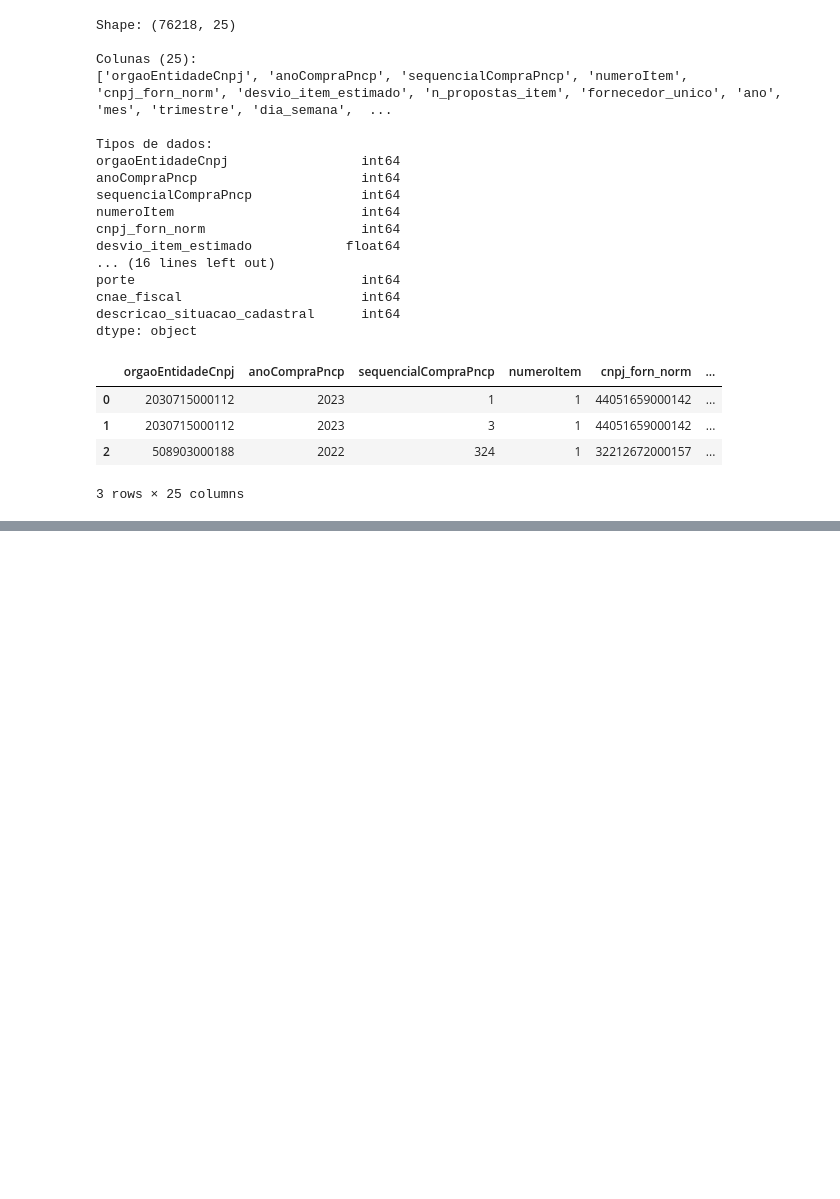
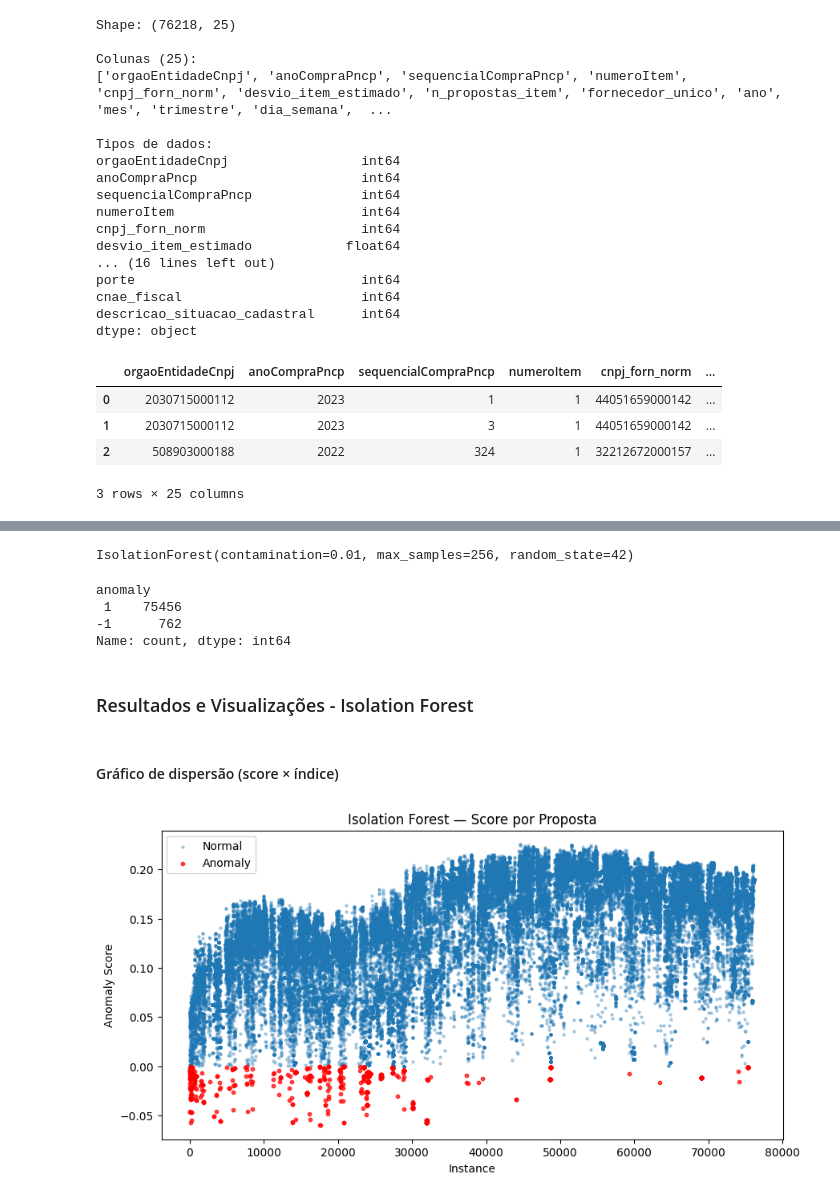
Before and after one commit to leticiagomesilva/Deteccao-Propostas-Anomalas-Licitacoes, a Jupyter notebook: notebooks/08_models.ipynb, the cells around one changed output, grey strips where cells are left out. Saved outputs shown, nothing was run; the diff lists cells and outputs as text; code cells hidden in the pictures; blank space fills up the shorter version.

Commit message:
feat(nb08): corrige células e adiciona documentação do Isolation Forest

```diff
--- a/notebooks/08_models.ipynb
+++ b/notebooks/08_models.ipynb
@@ -46,0 +55,6 @@ dtype: object
+# %%
+identificadores = ['orgaoEntidadeCnpj', 'anoCompraPncp', 'sequencialCompraPncp',
+                   'numeroItem', 'cnpj_forn_norm']
+
+df = df.drop(identificadores, axis=1)
+df
@@ -46,0 +93,40 @@ dtype: object
+# %%
+# Train Isolation Forest
+iso_forest = IsolationForest(n_estimators=100,
+                            contamination=0.01, # Expected proportion of anomalies
+                            max_samples=256, # Number of samples used to train each tree
+                            random_state=42)
+iso_forest.fit(df)
+# %% [output]
+IsolationForest(contamination=0.01, max_samples=256, random_state=42)
+# %%
+# 1 = normal ; -1 anomalo
+feature_cols = df.columns.tolist()
+df['anomaly_score'] = iso_forest.decision_function(df[feature_cols])
+df['anomaly'] = iso_forest.predict(df[feature_cols])
+df['anomaly'].value_counts()
+# %% [output]
+anomaly
+ 1    75456
+-1      762
+Name: count, dtype: int64
+# %% [markdown]
+### Resultados e Visualizações - Isolation Forest
+# %% [markdown]
+#### Gráfico de dispersão (score × índice)
+# %%
+plt.figure(figsize=(10, 5))
+
+normal = df[df['anomaly'] == 1]
+plt.scatter(normal.index, normal['anomaly_score'], label='Normal', alpha=0.3, s=5)
+
+anomalies = df[df['anomaly'] == -1]
+plt.scatter(anomalies.index, anomalies['anomaly_score'], label='Anomaly', alpha=0.7, s=10, color='red')
+
+plt.xlabel("Instance")
+plt.ylabel("Anomaly Score")
+plt.title("Isolation Forest — Score por Proposta")
+plt.legend()
+plt.show()
+# %% [output]
+[figure, added]
```
Also changed, not shown: parts of 13 cells of this notebook.
